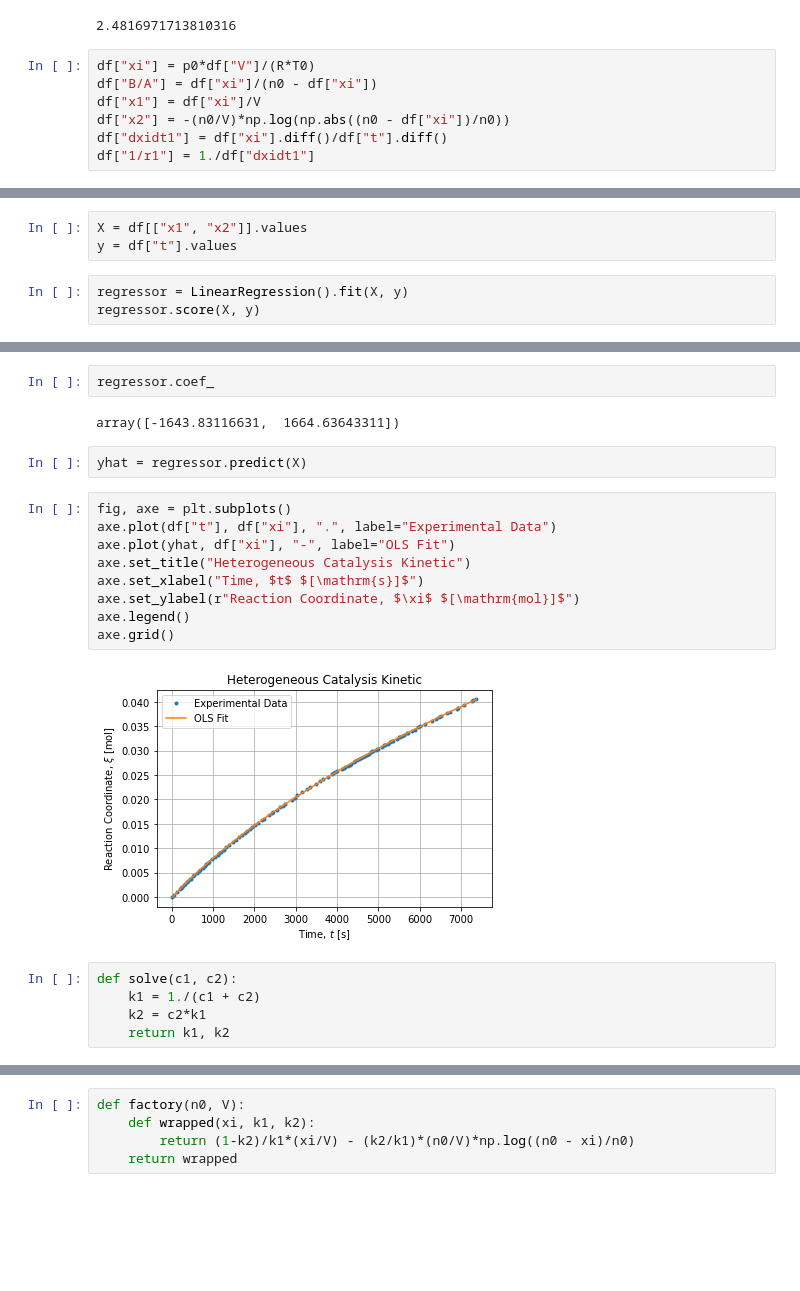
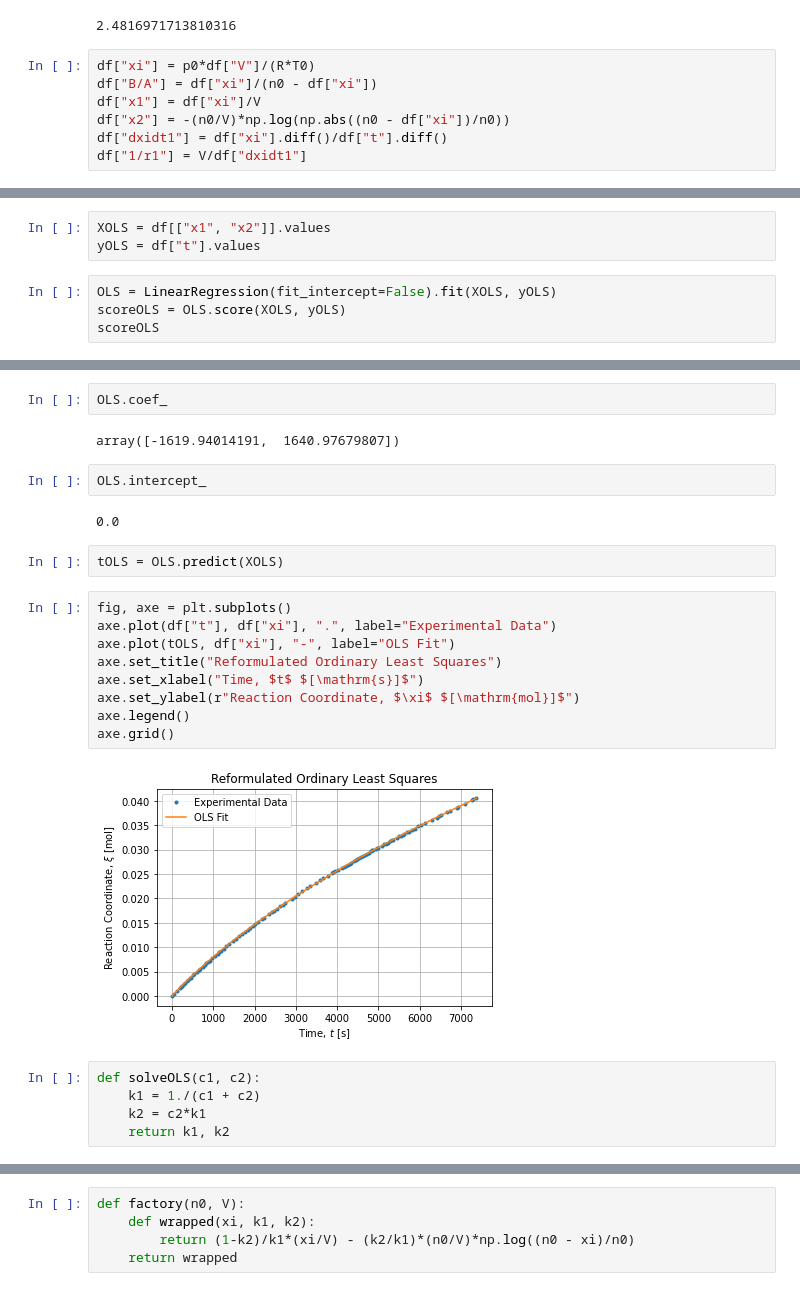
Before and after one commit to jlandercy/cookbook, a Jupyter notebook: python/posts/CatHet.ipynb, the cells around one changed output, grey strips where cells are left out. Cells and saved outputs as stored; diff of their text form; blank space fills up the shorter version.

```diff
--- a/python/posts/CatHet.ipynb
+++ b/python/posts/CatHet.ipynb
@@ -65,5 +66,5 @@ df["B/A"] = df["xi"]/(n0 - df["xi"])
 df["x1"] = df["xi"]/V
 df["x2"] = -(n0/V)*np.log(np.abs((n0 - df["xi"])/n0))
 df["dxidt1"] = df["xi"].diff()/df["t"].diff()
-df["1/r1"] = 1./df["dxidt1"]
+df["1/r1"] = V/df["dxidt1"]
 # %%
@@ -85,7 +83,8 @@ df
 # %%
-X = df[["x1", "x2"]].values
-y = df["t"].values
+XOLS = df[["x1", "x2"]].values
+yOLS = df["t"].values
 # %%
-regressor = LinearRegression().fit(X, y)
-regressor.score(X, y)
+OLS = LinearRegression(fit_intercept=False).fit(XOLS, yOLS)
+scoreOLS = OLS.score(XOLS, yOLS)
+scoreOLS
 # %% [output]
@@ -93,22 +99,26 @@ regressor.score(X, y)
 # %%
-regressor.coef_
+OLS.coef_
 # %% [output]
-array([-1643.83116631,  1664.63643311])
+array([-1619.94014191,  1640.97679807])
+# %%
+OLS.intercept_
+# %% [output]
+0.0
 # %%
-yhat = regressor.predict(X)
+tOLS = OLS.predict(XOLS)
 # %%
 fig, axe = plt.subplots()
 axe.plot(df["t"], df["xi"], ".", label="Experimental Data")
-axe.plot(yhat, df["xi"], "-", label="OLS Fit")
-axe.set_title("Heterogeneous Catalysis Kinetic")
+axe.plot(tOLS, df["xi"], "-", label="OLS Fit")
+axe.set_title("Reformulated Ordinary Least Squares")
 axe.set_xlabel("Time, $t$ $[\mathrm{s}]$")
 axe.set_ylabel(r"Reaction Coordinate, $\xi$ $[\mathrm{mol}]$")
 axe.legend()
 axe.grid()
 # %% [output]
-[figure, old version]
+[figure, new version]
 # %%
-def solve(c1, c2):
+def solveOLS(c1, c2):
     k1 = 1./(c1 + c2)
     k2 = c2*k1
     return k1, k2
```
Also changed, not shown: parts of 55 cells of this notebook, 1 other file.
